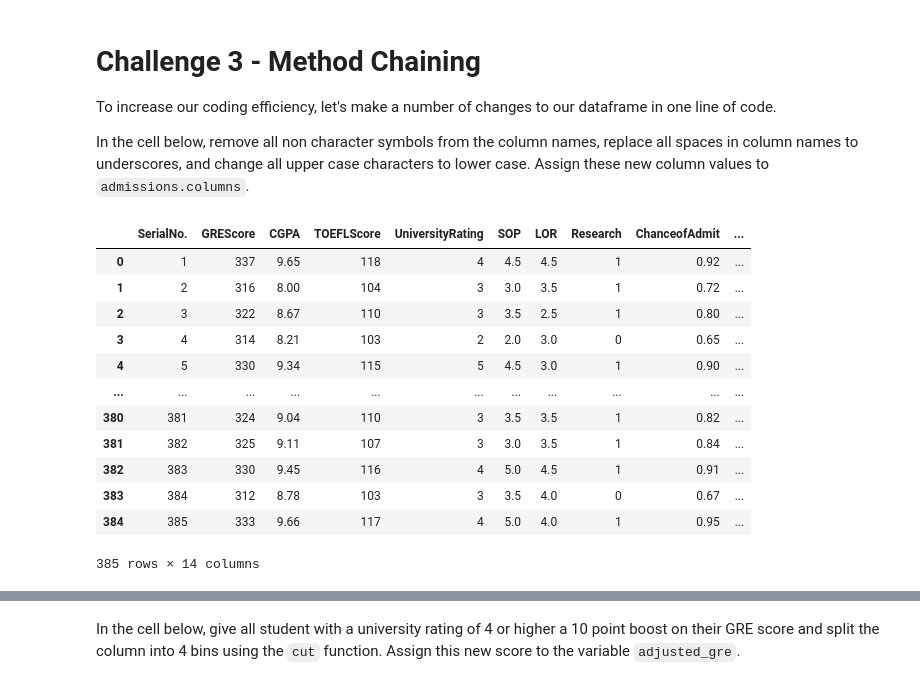
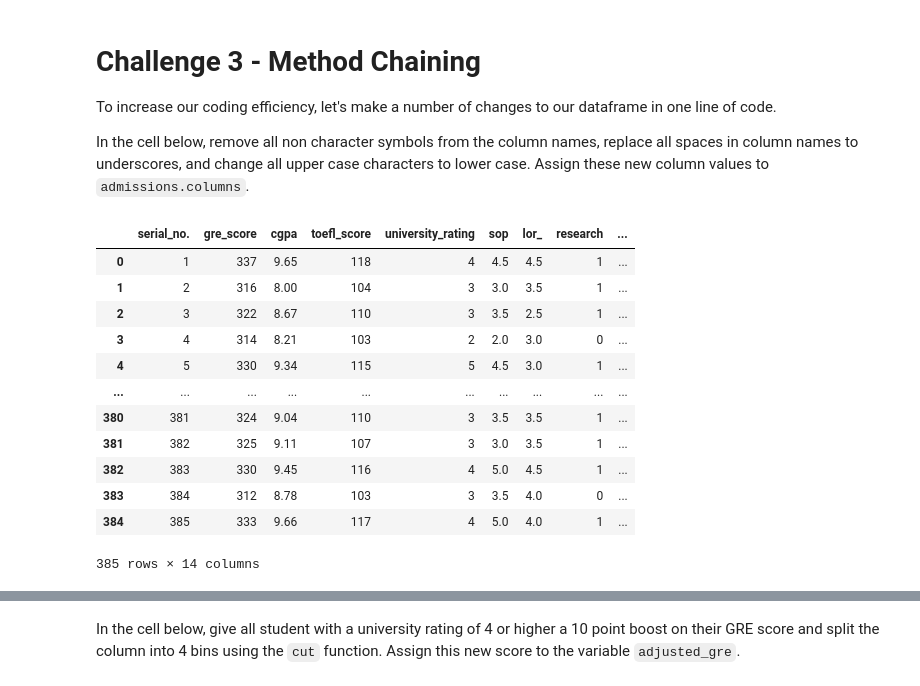
Before and after one commit to DiegoMerello/dataptmad1121_labs, a Jupyter notebook: module-2/advanced-pandas/your-code/main.ipynb, the cells around one changed output, grey strips where cells are left out. Cells and saved outputs as stored; diff of their text form; code cells hidden in the pictures.

```diff
--- a/module-2/advanced-pandas/your-code/main.ipynb
+++ b/module-2/advanced-pandas/your-code/main.ipynb
@@ -310,19 +322,19 @@ To increase our coding efficiency, let's make a number of changes to our datafra
 In the cell below, remove all non character symbols from the column names, replace all spaces in column names to underscores, and change all upper case characters to lower case. Assign these new column values to `admissions.columns`.
 # %%
 # your code here
-df.columns=df.columns.str.replace(' ','_')
+df.columns=df.columns.str.replace(' ','_').str.lower()
 df
 # %% [output]
-|  | SerialNo. | GREScore | CGPA | TOEFLScore | UniversityRating | SOP | LOR | Research | ChanceofAdmit | ... |
-| 0 | 1 | 337 | 9.65 | 118 | 4 | 4.5 | 4.5 | 1 | 0.92 | ... |
-| 1 | 2 | 316 | 8.00 | 104 | 3 | 3.0 | 3.5 | 1 | 0.72 | ... |
-| 2 | 3 | 322 | 8.67 | 110 | 3 | 3.5 | 2.5 | 1 | 0.80 | ... |
-| 3 | 4 | 314 | 8.21 | 103 | 2 | 2.0 | 3.0 | 0 | 0.65 | ... |
-| 4 | 5 | 330 | 9.34 | 115 | 5 | 4.5 | 3.0 | 1 | 0.90 | ... |
-| ... | ... | ... | ... | ... | ... | ... | ... | ... | ... | ... |
-| 380 | 381 | 324 | 9.04 | 110 | 3 | 3.5 | 3.5 | 1 | 0.82 | ... |
-| 381 | 382 | 325 | 9.11 | 107 | 3 | 3.0 | 3.5 | 1 | 0.84 | ... |
-| 382 | 383 | 330 | 9.45 | 116 | 4 | 5.0 | 4.5 | 1 | 0.91 | ... |
-| 383 | 384 | 312 | 8.78 | 103 | 3 | 3.5 | 4.0 | 0 | 0.67 | ... |
-| 384 | 385 | 333 | 9.66 | 117 | 4 | 5.0 | 4.0 | 1 | 0.95 | ... |
+|  | serial_no. | gre_score | cgpa | toefl_score | university_rating | sop | lor_ | research | ... |
+| 0 | 1 | 337 | 9.65 | 118 | 4 | 4.5 | 4.5 | 1 | ... |
+| 1 | 2 | 316 | 8.00 | 104 | 3 | 3.0 | 3.5 | 1 | ... |
+| 2 | 3 | 322 | 8.67 | 110 | 3 | 3.5 | 2.5 | 1 | ... |
+| 3 | 4 | 314 | 8.21 | 103 | 2 | 2.0 | 3.0 | 0 | ... |
+| 4 | 5 | 330 | 9.34 | 115 | 5 | 4.5 | 3.0 | 1 | ... |
+| ... | ... | ... | ... | ... | ... | ... | ... | ... | ... |
+| 380 | 381 | 324 | 9.04 | 110 | 3 | 3.5 | 3.5 | 1 | ... |
+| 381 | 382 | 325 | 9.11 | 107 | 3 | 3.0 | 3.5 | 1 | ... |
+| 382 | 383 | 330 | 9.45 | 116 | 4 | 5.0 | 4.5 | 1 | ... |
+| 383 | 384 | 312 | 8.78 | 103 | 3 | 3.5 | 4.0 | 0 | ... |
+| 384 | 385 | 333 | 9.66 | 117 | 4 | 5.0 | 4.0 | 1 | ... |
 385 rows × 14 columns
```
Also changed, not shown: parts of 6 cells of this notebook.
